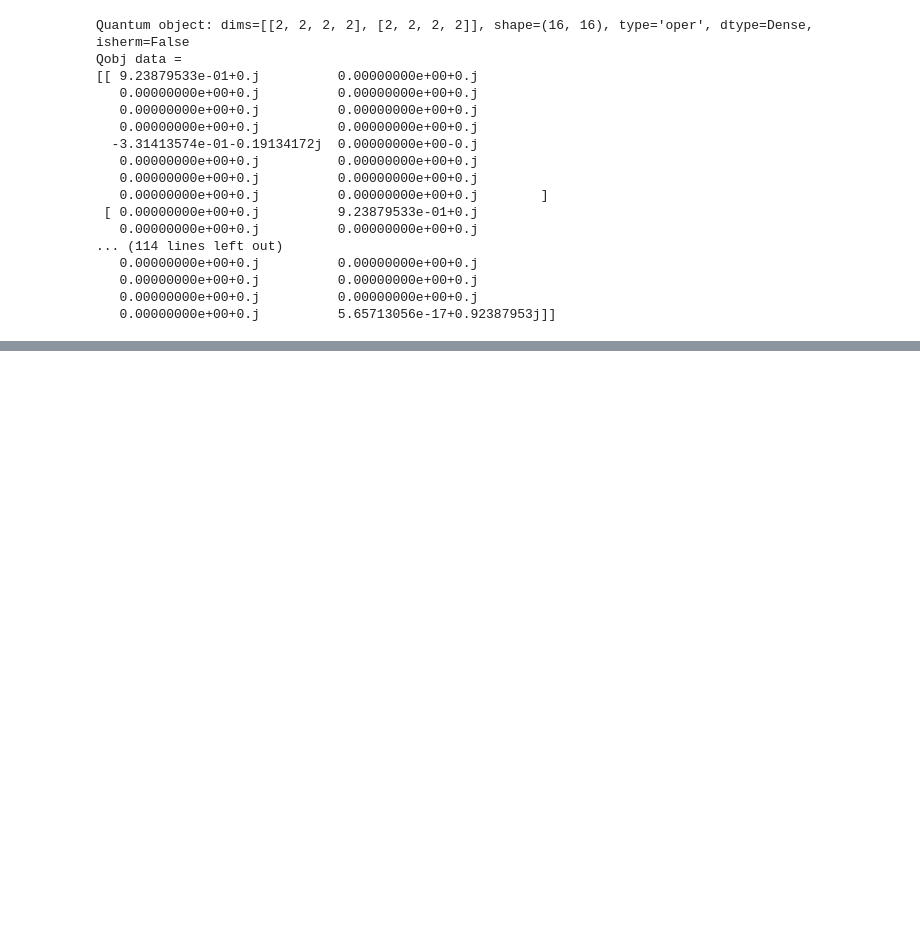
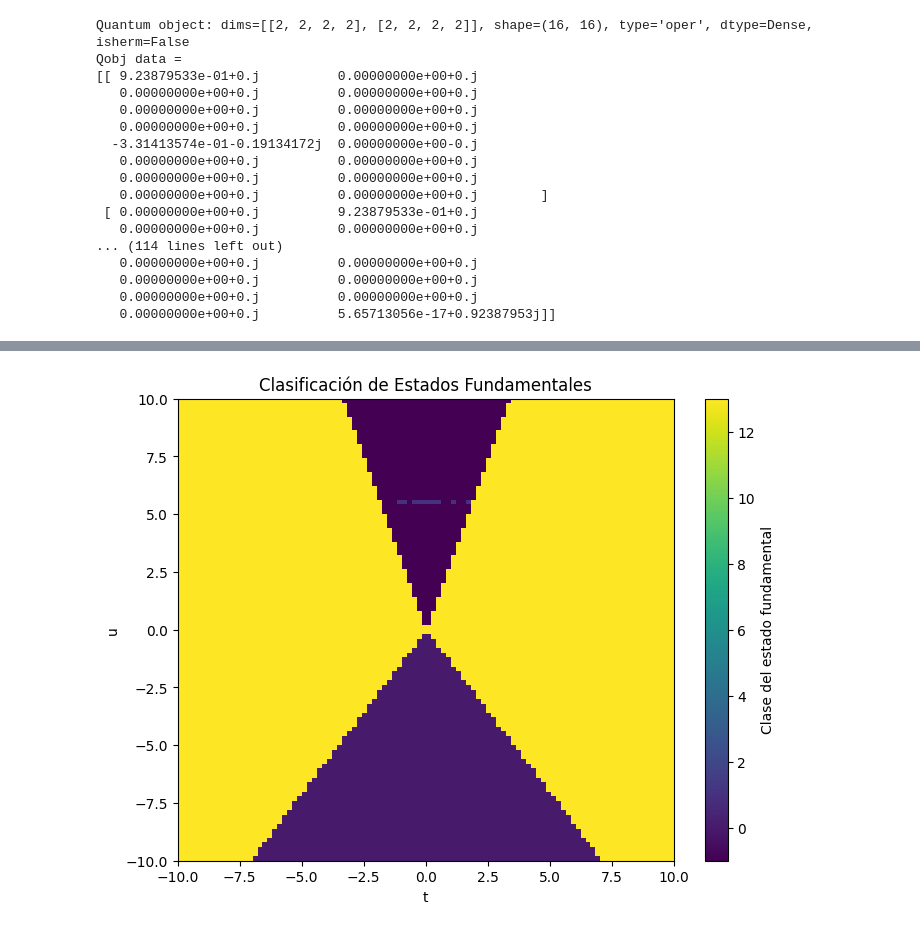
Before and after one commit to jervaal/Moleqlas---group-repo, a Jupyter notebook: Entrelazamiento para moleculas/GS_Hamiltonian_classes.ipynb, the cells around one changed output, grey strips where cells are left out. Drawn from its saved outputs; the diff is of its cells as text; code cells hidden in the pictures; blank space fills up the shorter version.

```diff
--- a/Entrelazamiento para moleculas/GS_Hamiltonian_classes.ipynb
+++ b/Entrelazamiento para moleculas/GS_Hamiltonian_classes.ipynb
@@ -6,8 +6,10 @@ import math
 import cmath
 import matplotlib.pyplot as plt
 from scipy.constants import h, e
+
 # Operadores de Pauli en el qubit k
-def SX(N, k):
+
+def SX(N : int, k : int) -> qt.Qobj:
     """Create a sigma_X operator at position k from
     a Hilbert space of N qubits
     """
@@ -15,7 +17,7 @@ def SX(N, k):
     L[k] = qt.sigmax()
     return qt.tensor(L)
 
-def SY(N, k):
+def SY(N : int, k : int) -> qt.Qobj:
     """Create a sigma_Y operator at position k from
     a Hilbert space of N qubits
     """
@@ -23,7 +25,7 @@ def SY(N, k):
     L[k] = qt.sigmay()
     return qt.tensor(L)
 
-def SZ(N, k):
+def SZ(N : int, k : int) -> qt.Qobj:
     """Create a sigma_Z operator at position k from
     a Hilbert space of N qubits
     """
@@ -34,7 +36,7 @@ def SZ(N, k):
 
 from qutip import create, destroy
 
-def Sm(N, k):
+def Sm(N : int, k : int) -> qt.Qobj:
     """Create a sigma_X operator at position k from
     a Hilbert space of N qubits
     """
@@ -42,10 +44,12 @@ def Sm(N, k):
     L[k] = destroy(2)
     return qt.tensor(L)
 
-def Sp(N, k):
+def Sp(N : int, k : int) -> qt.Qobj:
     """Create a sigma_X operator at position k from
     a Hilbert space of N qubits
     """
     L = [qt.qeye(2)]*N
     L[k] = create(2)
     return qt.tensor(L)
+
+print(create(2))
@@ -461,0 +604,26 @@ print(VQE)
+# %%
+import numpy as np
+import matplotlib.pyplot as plt
+
+# Definir los valores de t y u
+t_values = np.linspace(-10, 10, 100)
+u_values = np.linspace(-10, 10, 100)
+
+# Crear la grid para almacenar los resultados
+grid = np.zeros((len(u_values), len(t_values)))
+
+# Vectorizamos la clasificación
+for i, u in enumerate(u_values):
+    for j, t in enumerate(t_values):
+        grid[i, j] = class_output(t, u)
+
+# Graficamos la matriz con un mapa de colores
+plt.figure(figsize=(8, 6))
+plt.imshow(grid, origin="lower", extent=[-10, 10, -10, 10], aspect="auto", cmap="viridis")
+plt.colorbar(label="Clase del estado fundamental")
+plt.xlabel("t")
+plt.ylabel("u")
+plt.title("Clasificación de Estados Fundamentales")
+plt.show()
+# %% [output]
+[figure, added]
```
Also changed, not shown: parts of 13 cells of this notebook, 2 other files.
